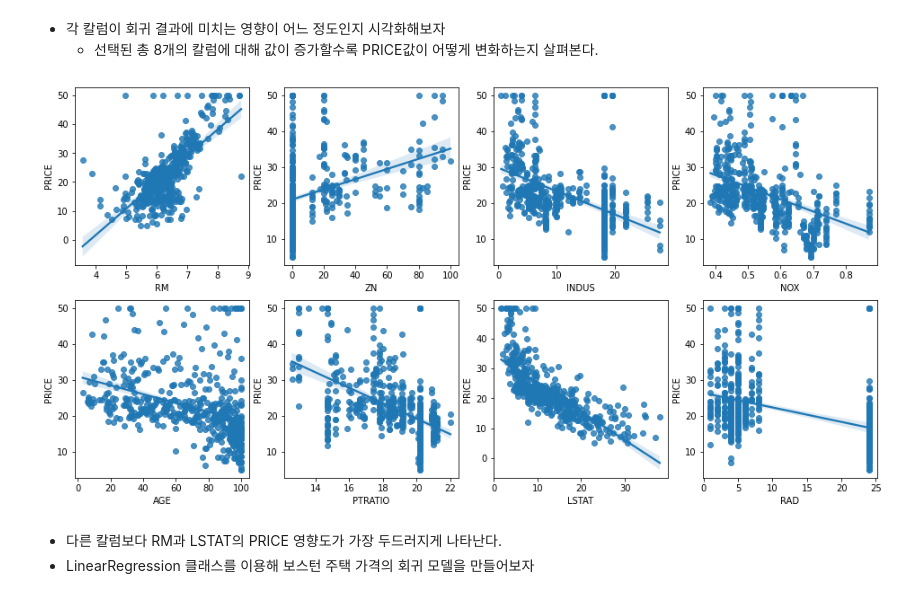
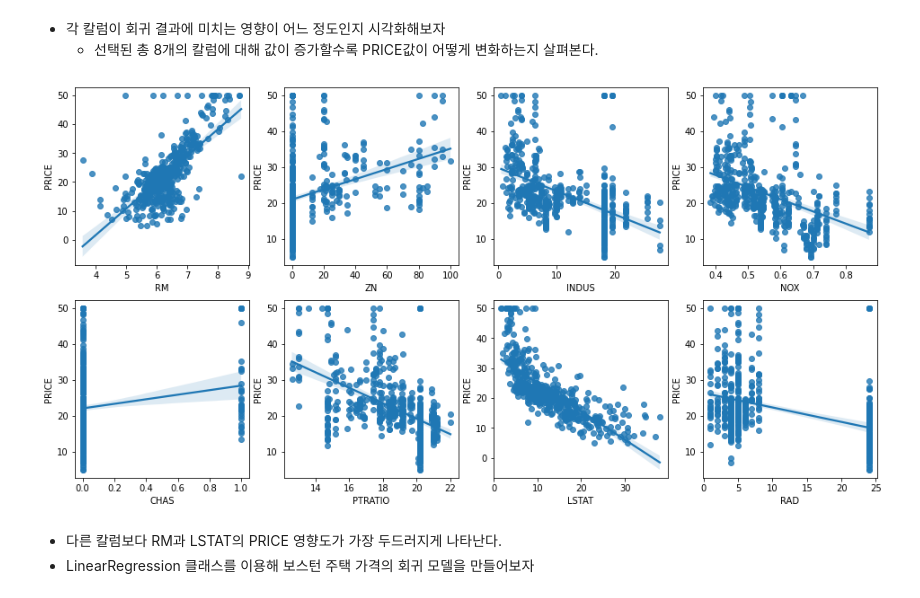
Before and after one commit to rhkrehtjd/FifthTeamOfJBIG, a Jupyter notebook: 0514.ipynb, the cells around one changed output. Cells and saved outputs as stored; diff of their text form; code cells hidden in the pictures.

```diff
--- a/0514.ipynb
+++ b/0514.ipynb
@@ -383,14 +394,14 @@ memory usage: 55.5 KB
 # %%
 # 2개의 행과 4개의 열을 가진 subplots를 이용. axs는 4x2개의 ax를 가짐.
 fig, axs = plt.subplots(figsize=(16,8) , ncols=4 , nrows=2)
-lm_features = ['RM','ZN','INDUS','NOX','AGE','PTRATIO','LSTAT','RAD']
+lm_features = ['RM','ZN','INDUS','NOX','CHAS','PTRATIO','LSTAT','RAD']
 for i , feature in enumerate(lm_features):
     row = int(i/4) # 이렇게 하면 2행으로 표현할 수 있음
     col = i%4 # 이렇게 하면 4열로 표현할 수 있음
     # 시본의 regplot을 이용해 산점도와 선형 회귀 직선을 함께 표현
     sns.regplot(x=feature , y='PRICE',data=bostonDF , ax=axs[row][col])
 # %% [output]
-[figure, old version]
+[figure, new version]
 # %% [markdown]
 - 다른 칼럼보다 RM과 LSTAT의 PRICE 영향도가 가장 두드러지게 나타난다.
 - LinearRegression 클래스를 이용해 보스턴 주택 가격의 회귀 모델을 만들어보자
```
Also changed, not shown: parts of 11 cells of this notebook.
